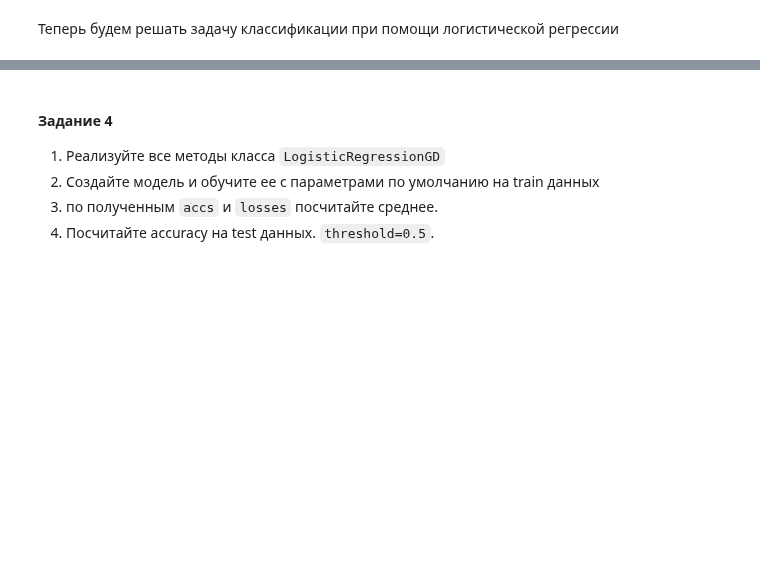
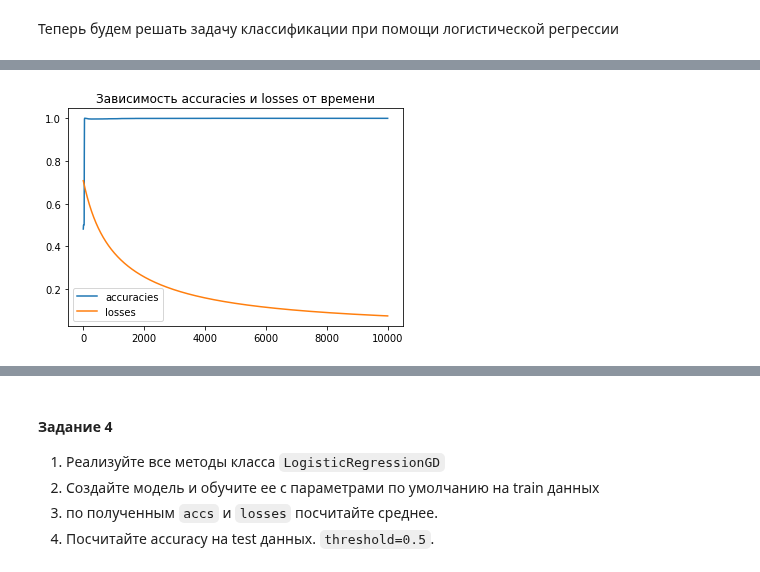
Before and after one commit to ctrlc0ctrlv/deep_learning_2018-19, a Jupyter notebook: [homework,prodv]OOP_and_optimization.ipynb, the cells around one changed output, grey strips where cells are left out. Saved outputs shown, nothing was run; the diff lists cells and outputs as text; code cells hidden in the pictures; blank space fills up the shorter version.

```diff
--- a/[homework,prodv]OOP_and_optimization.ipynb
+++ b/[homework,prodv]OOP_and_optimization.ipynb
@@ -300,7 +293,8 @@ class LogisticRegressionGD:
             вычисления, т.е., вместо того, чтобы считать X@W + b
             можно было считать X_ext@W_ext
         """
-        return #YOUR_CODE
+        X_ext= np.hstack((np.ones((X.shape[0],1)),X))
+        return X_ext
 
     def init_weights(self, input_size, output_size):
         """
@@ -310,7 +304,7 @@ class LogisticRegressionGD:
             нормального распределения со средним 0 и стандартным отклонением 0.01
         """
         np.random.seed(42)
-        self.W = #YOUR_CODE
+        self.W = np.random.normal(0, 0.01, (input_size, output_size))
 
     def get_loss(self, p, y):
         """
@@ -318,7 +312,10 @@ class LogisticRegressionGD:
             @param p: Вероятности принадлежности к классу 1
             @param y: Истинные метки
         """
-        #YOUR_CODE
+        return - np.mean(y * np.log(p) + (1 - y) * np.log(1 - p))
+
+    def sigmoid(h):
+        return 1. / (1 + np.exp(-h))
 
     def get_prob(self, X):
         """
@@ -328,16 +325,26 @@ class LogisticRegressionGD:
         """
         if X.shape[1] != self.W.shape[0]:
             X = self.__extend_X(X)
-        #YOUR_CODE
+
+        prob = LogisticRegressionGD.sigmoid(np.dot(X, self.W))
+        return prob
 
     def get_acc(self, p, y, threshold=0.5):
         """
             Данный метод вычисляет accuracy:
             acc = \frac{1}{len(y)}\sum_{i=1}^{len(y)}{I[y_i == (p_i >= threshold)]}
         """
-        #YOUR_CODE
+        acc = 0
+        for i in range(len(y)):
+            if (p[i]>=threshold) == y[i]:
+                acc += 1
+        acc = acc / len(y)
+        return acc
 
-    def fit(self, X, y, num_epochs=100, lr=0.001):
+    def predict(self, X, threshold=0.5):
+        return self.get_prob(X) >= threshold
+
+    def fit(self, X, y, num_epochs=10000, lr=0.0001):
 
         X = self.__extend_X(X)
         self.init_weights(X.shape[1], y.shape[1])
@@ -347,8 +354,8 @@ class LogisticRegressionGD:
         for _ in range(num_epochs):
             p = self.get_prob(X)
 
-            W_grad = #YOUR_CODE
-            self.W -= #YOUR_CODE
+            W_grad = np.dot(X.T, (p-y)) / len(y)
+            self.W -= W_grad * lr
 
             # необходимо для стабильности вычислений под логарифмом
             p = np.clip(p, 1e-10, 1 - 1e-10)
@@ -367,0 +372,10 @@ accs, losses = model.fit(X_train, y_train)
+# %%
+a = np.arange(len(accs))
+#а - количество итераций
+plt.plot(a, accs, label = "accuracies")
+plt.plot(a, losses, label = "losses")
+plt.title("Зависимость accuracies и losses от времени")
+plt.legend()
+plt.show()
+# %% [output]
+[figure, added]
```
Also changed, not shown: parts of 12 cells of this notebook.
